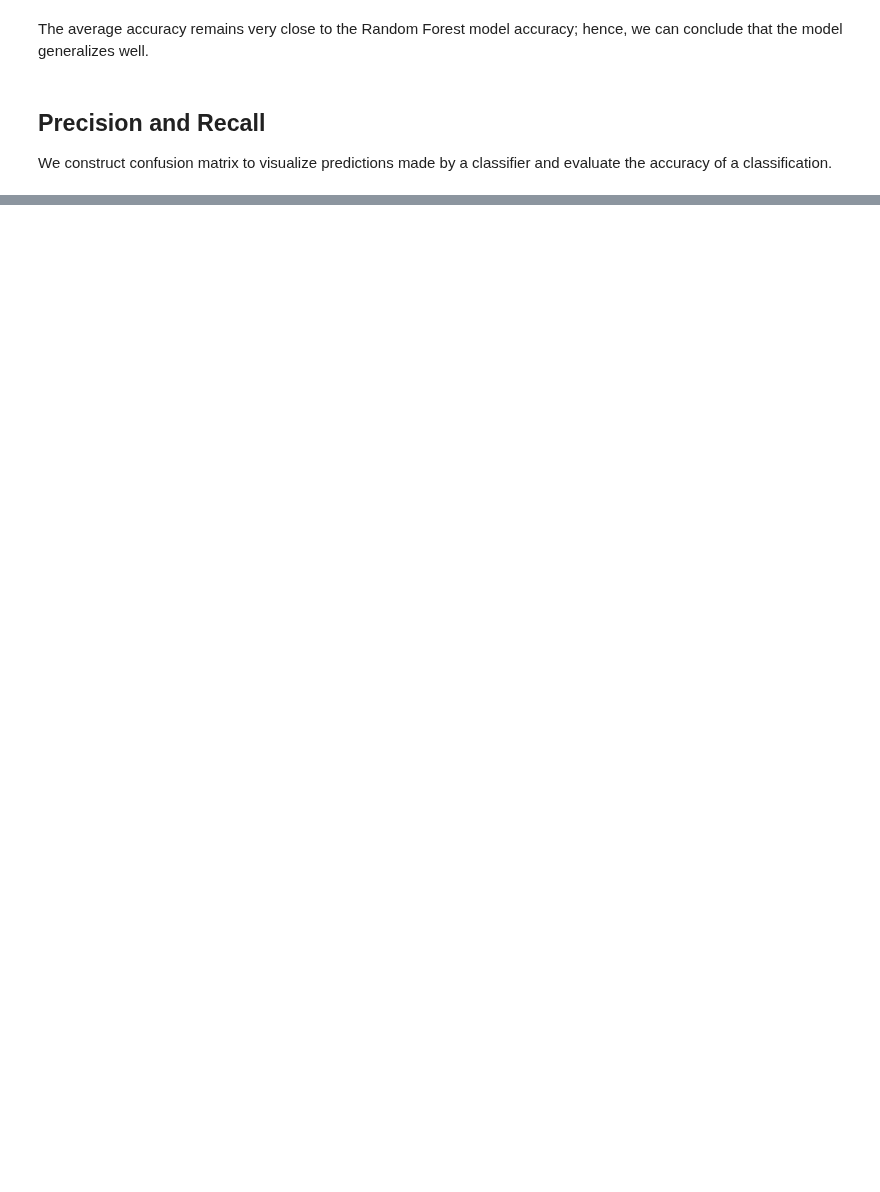
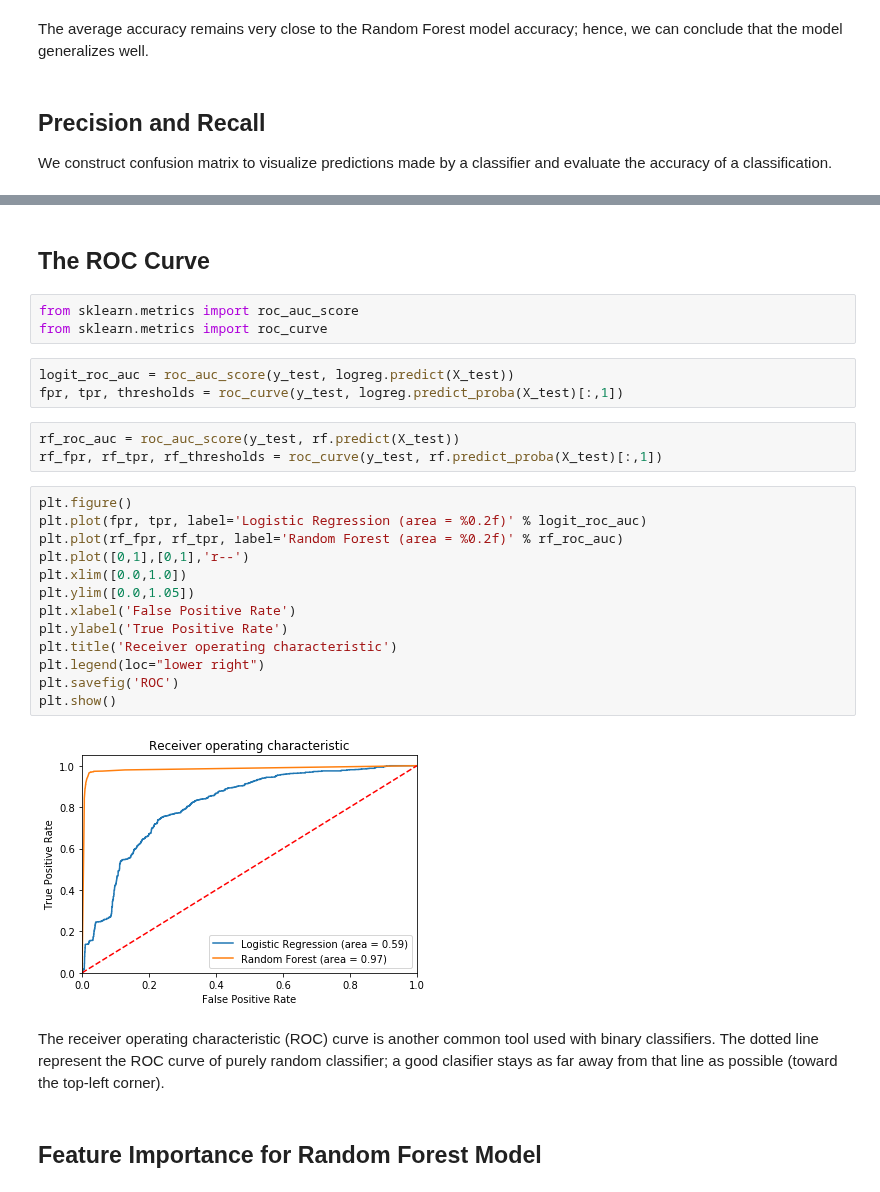
Before and after one commit to minkicu/100DayOfMLCode, a Jupyter notebook: day_066_predict_employess_turnover.ipynb, the cells around one changed output, grey strips where cells are left out. Drawn from its saved outputs; the diff is of its cells as text; blank space fills up the shorter version.

```diff
--- a/day_066_predict_employess_turnover.ipynb
+++ b/day_066_predict_employess_turnover.ipynb
@@ -337,0 +424,30 @@ We construct confusion matrix to visualize predictions made by a classifier and
+# %% [markdown]
+## The ROC Curve
+# %%
+from sklearn.metrics import roc_auc_score
+from sklearn.metrics import roc_curve
+# %%
+logit_roc_auc = roc_auc_score(y_test, logreg.predict(X_test))
+fpr, tpr, thresholds = roc_curve(y_test, logreg.predict_proba(X_test)[:,1])
+# %%
+rf_roc_auc = roc_auc_score(y_test, rf.predict(X_test))
+rf_fpr, rf_tpr, rf_thresholds = roc_curve(y_test, rf.predict_proba(X_test)[:,1])
+# %%
+plt.figure()
+plt.plot(fpr, tpr, label='Logistic Regression (area = %0.2f)' % logit_roc_auc)
+plt.plot(rf_fpr, rf_tpr, label='Random Forest (area = %0.2f)' % rf_roc_auc)
+plt.plot([0,1],[0,1],'r--')
+plt.xlim([0.0,1.0])
+plt.ylim([0.0,1.05])
+plt.xlabel('False Positive Rate')
+plt.ylabel('True Positive Rate')
+plt.title('Receiver operating characteristic')
+plt.legend(loc="lower right")
+plt.savefig('ROC')
+plt.show()
+# %% [output]
+[figure, added]
+# %% [markdown]
+The receiver operating characteristic (ROC) curve is another common tool used with binary classifiers. The dotted line represent the ROC curve of purely random classifier; a good clasifier stays as far away from that line as possible (toward the top-left corner).
+# %% [markdown]
+## Feature Importance for Random Forest Model
```
Also changed, not shown: parts of 17 cells of this notebook.
